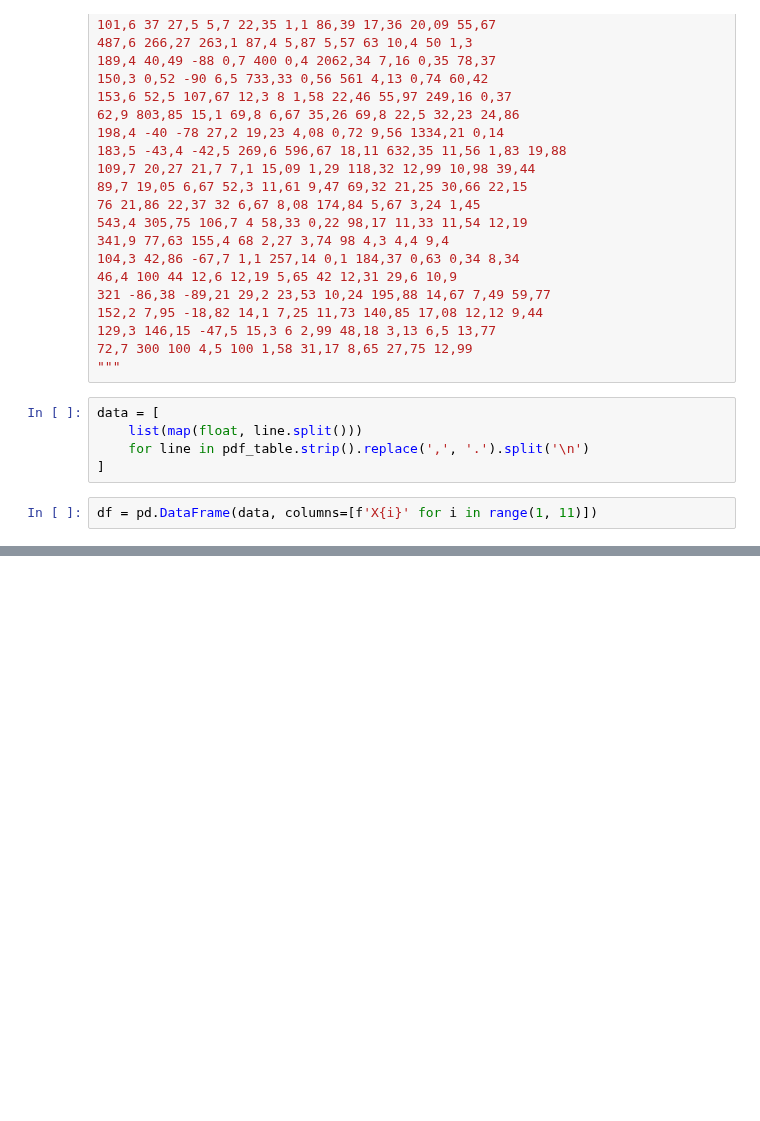
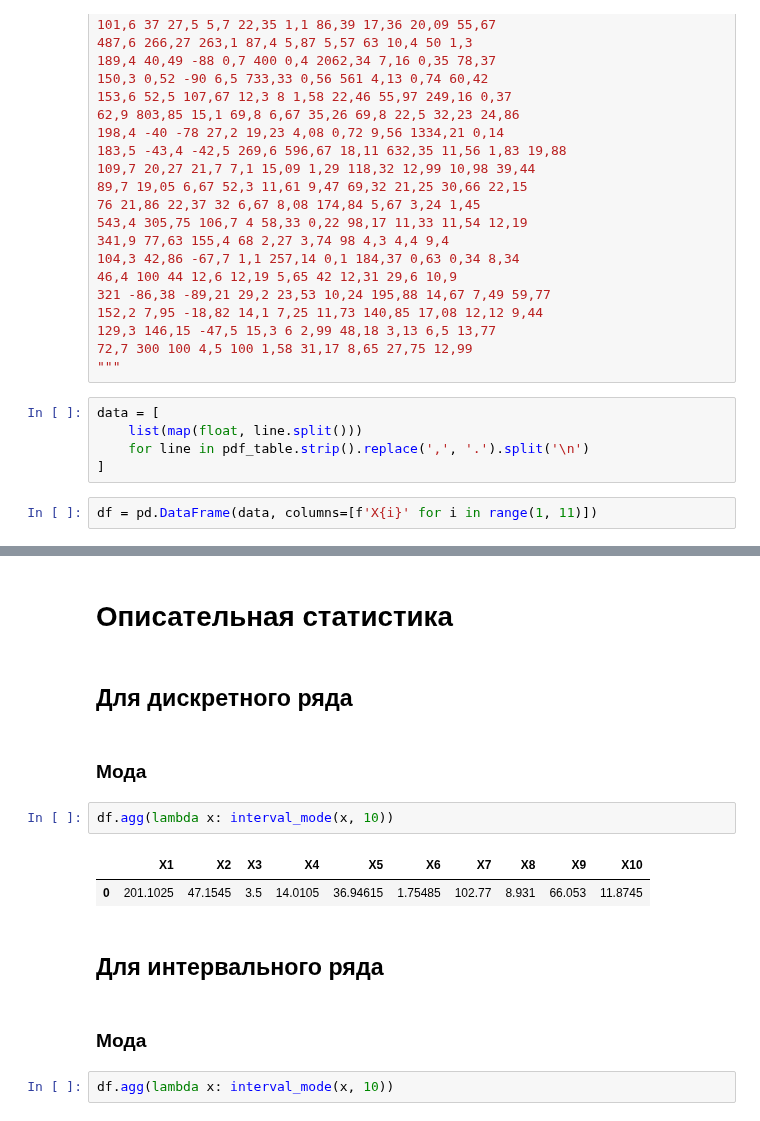
Before and after one commit to belo4ya/My-University, a Jupyter notebook: III Курс/(python) Эконометрика/02_matstats/src/task_4.ipynb, the cells around one changed output, grey strips where cells are left out. Cells and saved outputs as stored; diff of their text form; blank space fills up the shorter version.

```diff
--- a/III Курс/(python) Эконометрика/02_matstats/src/task_4.ipynb
+++ b/III Курс/(python) Эконометрика/02_matstats/src/task_4.ipynb
@@ -62,0 +96,17 @@ df.agg(lambda x: pd.cut(x, 10))
+# %% [markdown]
+# Описательная статистика
+# %% [markdown]
+## Для дискретного ряда
+# %% [markdown]
+### Мода
+# %%
+df.agg(lambda x: interval_mode(x, 10))
+# %% [output]
+|  | X1 | X2 | X3 | X4 | X5 | X6 | X7 | X8 | X9 | X10 |
+| 0 | 201.1025 | 47.1545 | 3.5 | 14.0105 | 36.94615 | 1.75485 | 102.77 | 8.931 | 66.053 | 11.8745 |
+# %% [markdown]
+## Для интервального ряда
+# %% [markdown]
+### Мода
+# %%
+df.agg(lambda x: interval_mode(x, 10))
```
Also changed, not shown: parts of 17 cells of this notebook, 3 other files.
